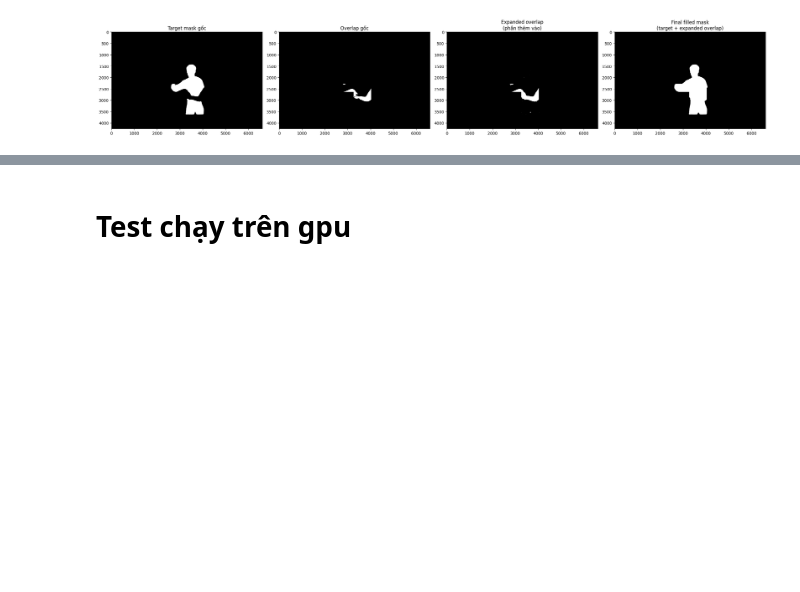
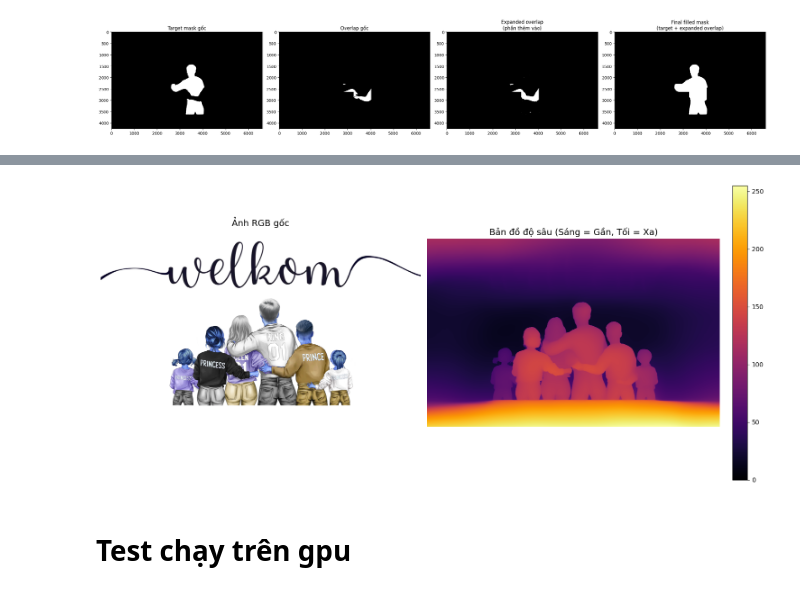
Before and after one commit to phamducuong05/Magic_Layer_v1, a Jupyter notebook: examples/image_processor_pipeline.ipynb, the cells around one changed output, grey strips where cells are left out. Saved outputs shown, nothing was run; the diff lists cells and outputs as text; code cells hidden in the pictures; blank space fills up the shorter version.

Commit message:
Finish calculate_multi_occulder_overlap, visualization, optimized and code test to find the occulusion_order

```diff
--- a/examples/image_processor_pipeline.ipynb
+++ b/examples/image_processor_pipeline.ipynb
@@ -755,0 +684,86 @@ plt.imshow(combined_safe_overlap, cmap='gray')
+# %%
+import cv2
+import torch
+import numpy as np
+import matplotlib.pyplot as plt
+from PIL import Image
+from transformers import pipeline
+
+print("Đang tải mô hình Depth Estimation...")
+device = 0 if torch.cuda.is_available() else -1 # Tự động dùng GPU nếu có
+depth_estimator = pipeline(
+    task="depth-estimation",
+    model="depth-anything/Depth-Anything-V2-Large-hf",
+    device=device
+)
+print("Tải mô hình thành công!")
+
+def estimate_depth_order(image_bgr: np.ndarray, masks: list) -> list:
+    """
+    Hàm xác định thứ tự chiều sâu của các mask dựa trên Depth Map.
+    Trả về danh sách index, từ vật GẦN NHẤT (Nằm trên cùng) đến XA NHẤT (Nằm dưới cùng).
+    """
+    # 1. Chuyển đổi ảnh OpenCV (BGR) sang chuẩn PIL (RGB) cho mô hình
+    image_rgb = cv2.cvtColor(image_bgr, cv2.COLOR_BGR2RGB)
+    pil_image = Image.fromarray(image_rgb)
+
+    # 2. Chạy model để lấy Depth Map
+    result = depth_estimator(pil_image)
+
+    # Kết quả là một ảnh PIL, chuyển về Numpy array (H, W)
+    depth_map = np.array(result["depth"])
+
+    # 3. Tính toán độ sâu trung vị (Median Depth) cho từng vật thể
+    depth_scores = []
+    for idx, mask in enumerate(masks):
+        # Đảm bảo mask là dạng boolean
+        mask_bool = mask > 0 if mask.dtype != bool else mask
+
+        # Trích xuất các pixel độ sâu nằm trong vùng mask của vật thể này
+        object_depth_pixels = depth_map[mask_bool]
+
+        if len(object_depth_pixels) > 0:
+            # Dùng Median (Trung vị) thay vì Mean (Trung bình) để chống nhiễu ở viền mask
+            median_depth = np.median(object_depth_pixels)
+            depth_scores.append((idx, median_depth))
+        else:
+            # Nếu mask rỗng, đẩy nó ra xa nhất
+            depth_scores.append((idx, 0))
+
+    # 4. Sắp xếp thứ tự (Depth càng lớn -> Càng gần -> Nằm trên cùng)
+    depth_scores.sort(key=lambda x: x[1], reverse=True)
+
+    # Chỉ trích xuất danh sách các index đã sắp xếp
+    sorted_indices = [item[0] for item in depth_scores]
+
+    return sorted_indices, depth_map
+
+# ==========================================
+# 2. CODE TEST VÀ VISUALIZE
+# ==========================================
+# Giả sử bạn đã có image_np (ảnh BGR) và raw_masks (danh sách mask từ YOLO/SAM)
+# image_np = cv2.imread("anh_cua_ban.jpg")
+# raw_masks = [mask1, mask2, ...]
+
+sorted_indices, depth_map = estimate_depth_order(image_np, raw_masks)
+
+print(f"Thứ tự chiều sâu (Từ trên xuống dưới): {sorted_indices}")
+
+# Vẽ biểu đồ trực quan
+fig, axes = plt.subplots(1, 2, figsize=(15, 7))
+
+# Hình 1: Ảnh gốc (Chuyển hệ màu để hiển thị matplotlib)
+axes[0].set_title("Ảnh RGB gốc", fontsize=14)
+axes[0].imshow(cv2.cvtColor(image_np, cv2.COLOR_BGR2RGB))
+axes[0].axis('off')
+
+# Hình 2: Depth Map
+axes[1].set_title("Bản đồ độ sâu (Sáng = Gần, Tối = Xa)", fontsize=14)
+# Dùng colormap 'inferno' hoặc 'magma' để nhìn rõ độ sâu
+im = axes[1].imshow(depth_map, cmap='inferno')
+fig.colorbar(im, ax=axes[1], fraction=0.046, pad=0.04)
+axes[1].axis('off')
+
+plt.tight_layout()
+plt.show()
+# %% [output]
@@ -756,3 +773,4 @@ plt.imshow(combined_safe_overlap, cmap='gray')
+[figure, added]
 # %% [markdown]
 # Test chạy trên gpu
 # %%
```
Also changed, not shown: parts of 5 cells of this notebook, 1 other file.
